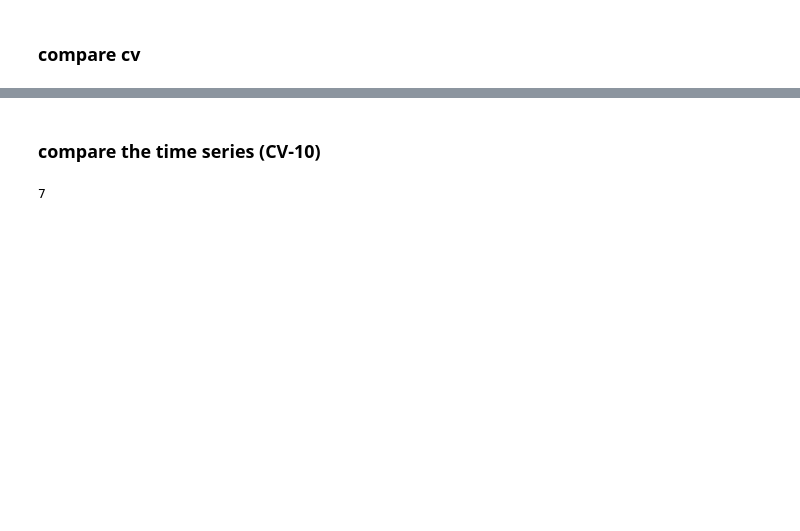
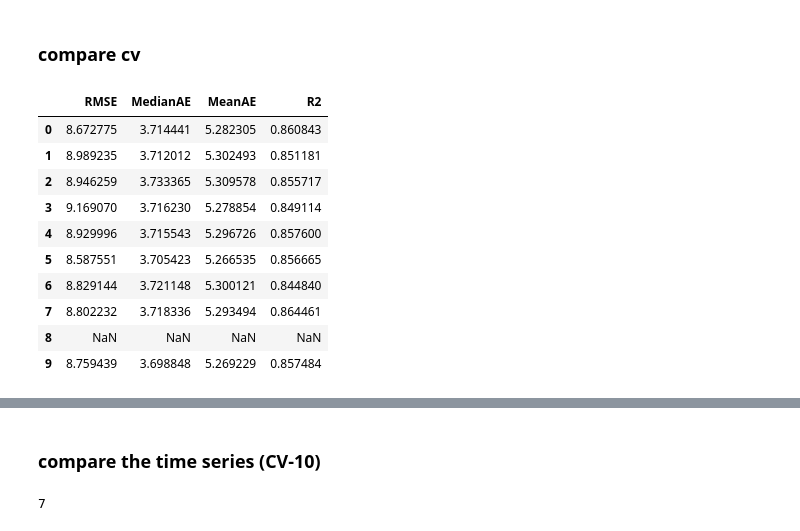
Before and after one commit to iditbela2/Broday_notebooks, a Jupyter notebook: analysing_results.ipynb, the cells around one changed output, grey strips where cells are left out. Saved outputs shown, nothing was run; the diff lists cells and outputs as text; code cells hidden in the pictures; blank space fills up the shorter version.

```diff
--- a/analysing_results.ipynb
+++ b/analysing_results.ipynb
@@ -113,3 +147,17 @@ my_KNN_cv10 = pd.read_pickle("/Users/iditbela/Documents/Broday/saved_data_from_n
+# %%
+results_my_KNN
+# %% [output]
+|  | RMSE | MedianAE | MeanAE | R2 |
+| 0 | 8.672775 | 3.714441 | 5.282305 | 0.860843 |
+| 1 | 8.989235 | 3.712012 | 5.302493 | 0.851181 |
+| 2 | 8.946259 | 3.733365 | 5.309578 | 0.855717 |
+| 3 | 9.169070 | 3.716230 | 5.278854 | 0.849114 |
+| 4 | 8.929996 | 3.715543 | 5.296726 | 0.857600 |
+| 5 | 8.587551 | 3.705423 | 5.266535 | 0.856665 |
+| 6 | 8.829144 | 3.721148 | 5.300121 | 0.844840 |
+| 7 | 8.802232 | 3.718336 | 5.293494 | 0.864461 |
+| 8 | NaN | NaN | NaN | NaN |
+| 9 | 8.759439 | 3.698848 | 5.269229 | 0.857484 |
 # %%
 # addition-1 dbda
 RF_woD_dbda_cv10 = pd.read_pickle("/Users/iditbela/Documents/Broday/saved_data_from_notebooks/RF_woD_dbda_cv10")
```
Also changed, not shown: parts of 10 cells of this notebook, 1 other file.
